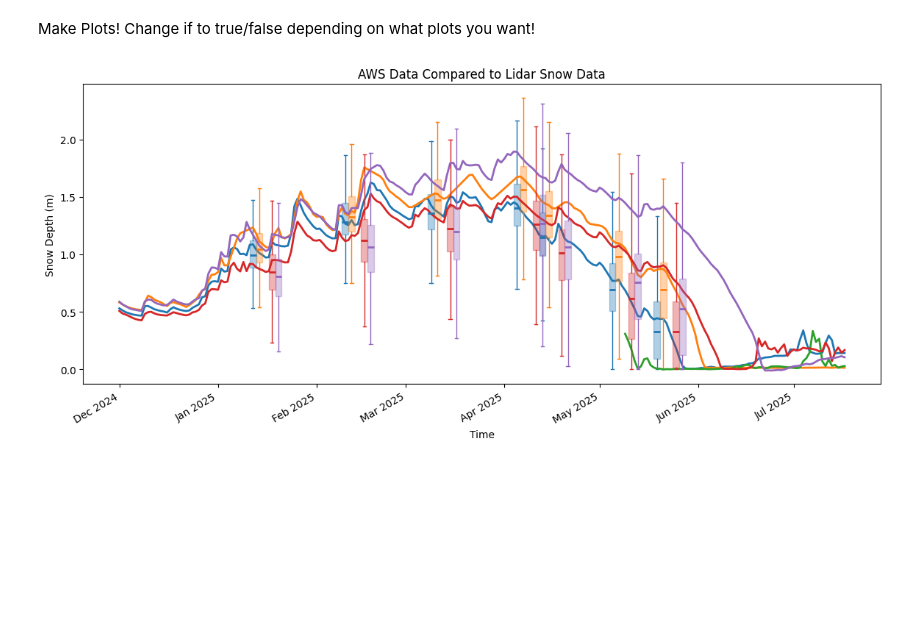
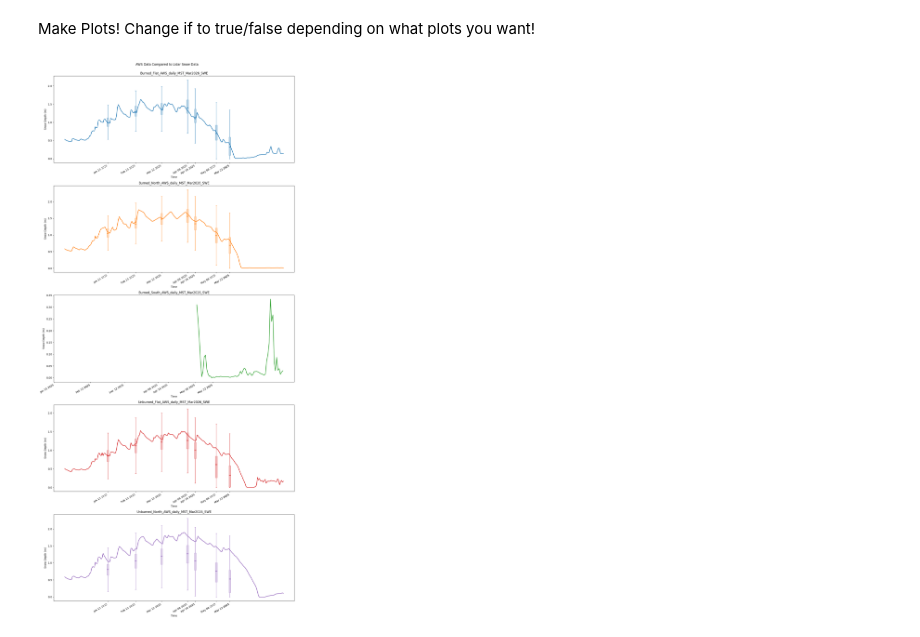
Before and after one commit to ZaneSoCool/Snowfall2026Internship, a Jupyter notebook: SnowDepthCharting.ipynb, the cells around one changed output. Saved outputs shown, nothing was run; the diff lists cells and outputs as text; code cells hidden in the pictures; blank space fills up the shorter version.

Commit message:
separated lidarXaws data into subplots

```diff
--- a/SnowDepthCharting.ipynb
+++ b/SnowDepthCharting.ipynb
@@ -298,15 +298,20 @@ if(True):
     import matplotlib.dates as mdates
 
     colors = plt.cm.tab10.colors
-    fig, ax = plt.subplots(figsize=(14,6))
 
-    #loop through each file in snow rasters folder and construct array of dems
-    for i in enumerate(Path("StationTimeSeries").iterdir()):
-        file = i[1]
-        i = i[0]
+    csvFiles = [] #create list of .csv files
+    for f in Path("StationTimeSeries").iterdir():
+        if f.is_file() and f.suffix.lower() == ".csv":
+            csvFiles.append(f)
 
-        if not (file.is_file() and file.suffix.lower() == ".csv"):
-            continue
+    fig, axes = plt.subplots(len(csvFiles), 1, figsize=(14, 6 * len(csvFiles))) #setup larger plot
+    axes = np.array(axes).ravel()
+
+    #loop through each file in time series folder
+    for i, file in enumerate(csvFiles):
+        #setup axes and color
+        ax = axes[i]
+        color = colors[i % len(colors)]
 
         aws = pd.read_csv(file)
 
@@ -317,10 +322,6 @@ if(True):
         aws = aws[aws["TIMESTAMP"] >= start_date]
         #convert snow depth to actual floats, any errors -> NaN
         aws["DBTCDT_Avg"] = pd.to_numeric(aws["DBTCDT_Avg"], errors="coerce")
-
-        #get color & offset
-        color = colors[i % len(colors)]
-        offset = (i - (4 - 1) / 2) * 2
 
         #create time series graph
         ax.plot(
@@ -335,7 +336,7 @@ if(True):
         positions = []
         lidar_depths = []
 
-        for dem in dems:
+        for dem in dems: #loop through lidar data
             date = pd.to_datetime(getDemDate(dem))
 
             #dem data only from during timeseries
@@ -350,6 +351,7 @@ if(True):
 
                 awsName = file.stem.lower()
 
+                #set our control variables
                 awsBurnValue = 4
                 awsNorthMinValue = -0.3
                 awsNorthMaxValue = 0.3
@@ -365,36 +367,37 @@ if(True):
 
                 #create mask for this station
                 stationMask = ((bsData == awsBurnValue) & (northData >= awsNorthMinValue) & (northData <= awsNorthMaxValue))
                 lidar_depths.append(depths[stationMask])
-                positions.append(mdates.date2num(date) + offset)
+                positions.append(mdates.date2num(date))
 
         #create actual plot and set its details
         bp = ax.boxplot(
             lidar_depths,
             positions=positions,
             widths=2,
-            manage_ticks=False,
             patch_artist=True,
             showfliers=False
         )
 
         #color in boxplots
         for box in bp["boxes"]:
             box.set(facecolor=color, edgecolor=color, alpha=0.35)
         for whisker in bp["whiskers"]:
             whisker.set(color=color)
         for cap in bp["caps"]:
             cap.set(color=color)
         for median in bp["medians"]:
             median.set(color=color, linewidth=2)
 
+        ax.xaxis.set_major_formatter(mdates.DateFormatter("%b %d %Y")) #formats x axis months
         ax.set_xlabel("Time")
         ax.set_ylabel("Snow Depth (m)")
-        ax.set_title(f"AWS Data Compared to Lidar Snow Data")
+        ax.set_title(file.stem)
 
-        ax.xaxis.set_major_formatter(mdates.DateFormatter("%b %Y"))
-        fig.autofmt_xdate()
+        plt.setp(ax.xaxis.get_majorticklabels(), rotation=30, ha='right')  #sets up months along bottom
 
+    fig.suptitle("AWS Data Compared to Lidar Snow Data", y=1.0)
+    plt.tight_layout()
     plt.show()
 # %% [output]
-[figure, old version]
+[figure, new version]
```
